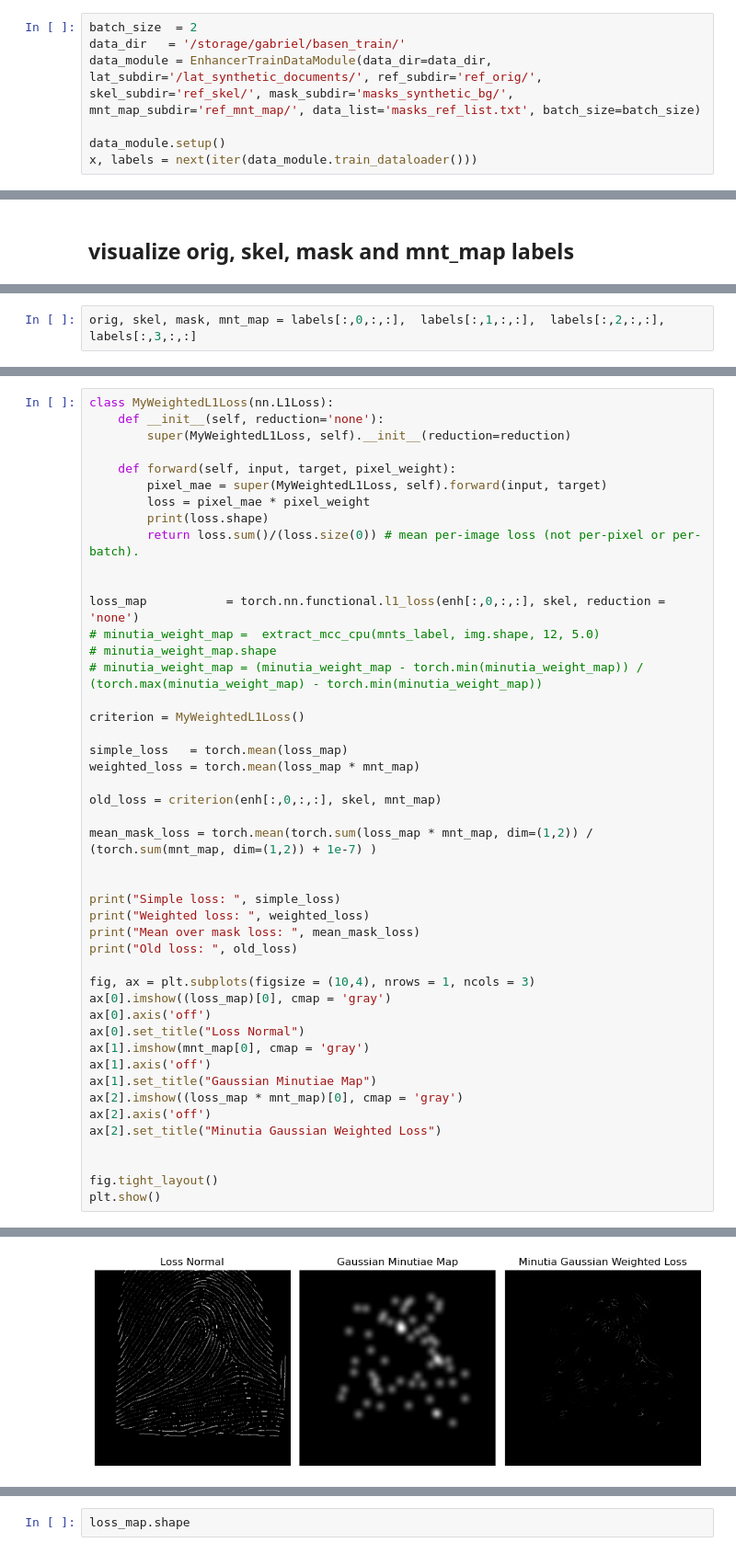
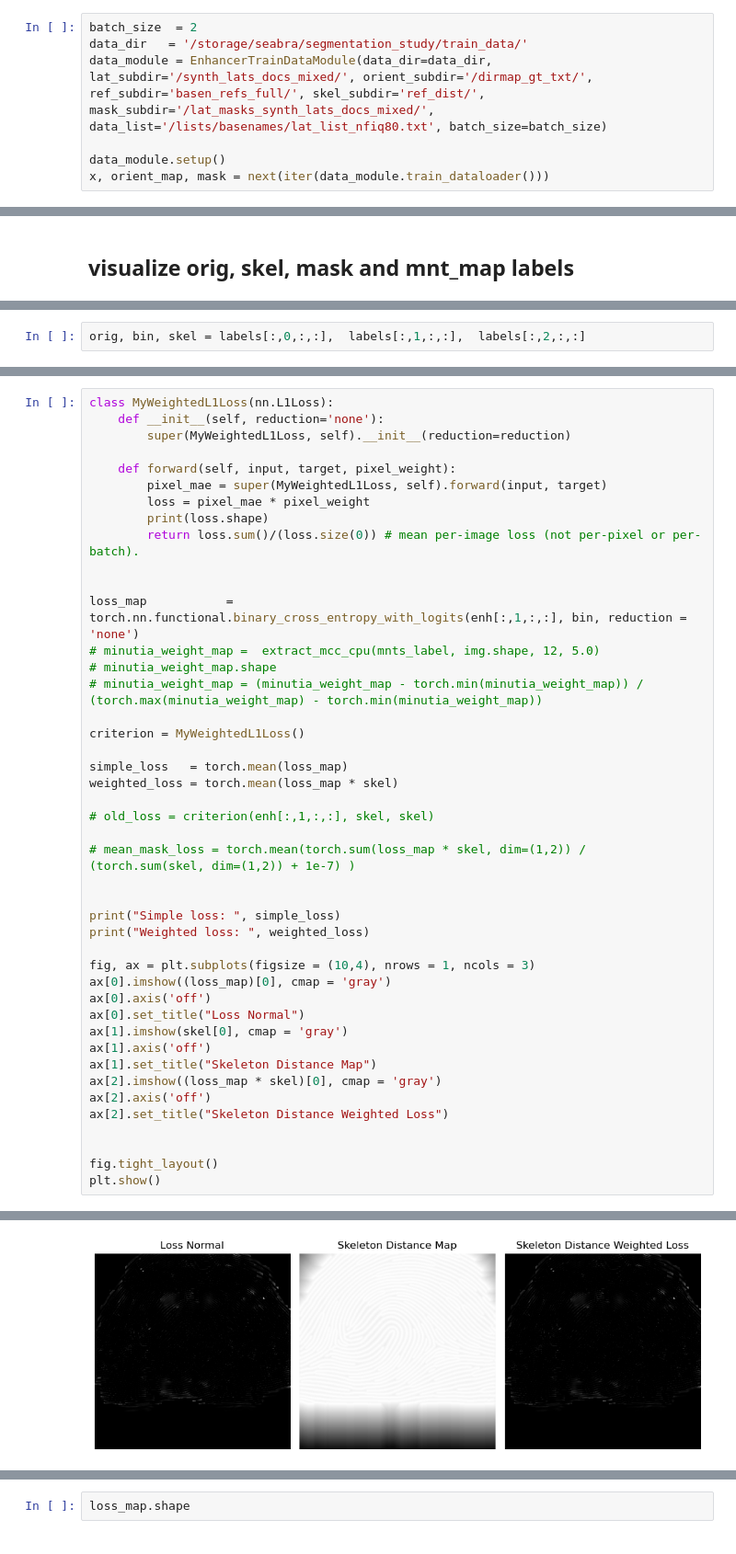
Before and after one commit to gdseabra/fingerprint-enhancement, a Jupyter notebook: notebooks/weighted_mnts_debug.ipynb, the cells around one changed output, grey strips where cells are left out. Shown at 92% size. Cells and saved outputs as stored; diff of their text form.

```diff
--- a/notebooks/weighted_mnts_debug.ipynb
+++ b/notebooks/weighted_mnts_debug.ipynb
@@ -9,8 +9,8 @@ from models.components.ResUNet import *
 from data.enhancer_train_datamodule import EnhancerTrainDataModule
 # %%
 batch_size  = 2
-data_dir   = '/storage/gabriel/basen_train/'
-data_module = EnhancerTrainDataModule(data_dir=data_dir, lat_subdir='/lat_synthetic_documents/', ref_subdir='ref_orig/', skel_subdir='ref_skel/', mask_subdir='masks_synthetic_bg/', mnt_map_subdir='ref_mnt_map/', data_list='masks_ref_list.txt', batch_size=batch_size)
+data_dir   = '/storage/seabra/segmentation_study/train_data/'
+data_module = EnhancerTrainDataModule(data_dir=data_dir, lat_subdir='/synth_lats_docs_mixed/', orient_subdir='/dirmap_gt_txt/', ref_subdir='basen_refs_full/', skel_subdir='ref_dist/', mask_subdir='/lat_masks_synth_lats_docs_mixed/', data_list='/lists/basenames/lat_list_nfiq80.txt', batch_size=batch_size)
 
 data_module.setup()
-x, labels = next(iter(data_module.train_dataloader()))
+x, orient_map, mask = next(iter(data_module.train_dataloader()))
@@ -27,2 +43,2 @@ torch.Size([2, 1, 512, 512])
 # %%
-orig, skel, mask, mnt_map = labels[:,0,:,:],  labels[:,1,:,:],  labels[:,2,:,:],  labels[:,3,:,:]
+orig, bin, skel = labels[:,0,:,:],  labels[:,1,:,:],  labels[:,2,:,:]
@@ -115,7 +127,7 @@ class MyWeightedL1Loss(nn.L1Loss):
         return loss.sum()/(loss.size(0)) # mean per-image loss (not per-pixel or per-batch).
 
 
-loss_map           = torch.nn.functional.l1_loss(enh[:,0,:,:], skel, reduction = 'none')
+loss_map           = torch.nn.functional.binary_cross_entropy_with_logits(enh[:,1,:,:], bin, reduction = 'none')
 # minutia_weight_map =  extract_mcc_cpu(mnts_label, img.shape, 12, 5.0)
 # minutia_weight_map.shape
 # minutia_weight_map = (minutia_weight_map - torch.min(minutia_weight_map)) / (torch.max(minutia_weight_map) - torch.min(minutia_weight_map))
@@ -123,28 +135,26 @@ loss_map           = torch.nn.functional.l1_loss(enh[:,0,:,:], skel, reduction =
 criterion = MyWeightedL1Loss()
 
 simple_loss   = torch.mean(loss_map)
-weighted_loss = torch.mean(loss_map * mnt_map)
+weighted_loss = torch.mean(loss_map * skel)
 
-old_loss = criterion(enh[:,0,:,:], skel, mnt_map)
+# old_loss = criterion(enh[:,1,:,:], skel, skel)
 
-mean_mask_loss = torch.mean(torch.sum(loss_map * mnt_map, dim=(1,2)) / (torch.sum(mnt_map, dim=(1,2)) + 1e-7) )
+# mean_mask_loss = torch.mean(torch.sum(loss_map * skel, dim=(1,2)) / (torch.sum(skel, dim=(1,2)) + 1e-7) )
 
 
 print("Simple loss: ", simple_loss)
 print("Weighted loss: ", weighted_loss)
-print("Mean over mask loss: ", mean_mask_loss)
-print("Old loss: ", old_loss)
 
 fig, ax = plt.subplots(figsize = (10,4), nrows = 1, ncols = 3)
 ax[0].imshow((loss_map)[0], cmap = 'gray')
 ax[0].axis('off')
 ax[0].set_title("Loss Normal")
-ax[1].imshow(mnt_map[0], cmap = 'gray')
+ax[1].imshow(skel[0], cmap = 'gray')
 ax[1].axis('off')
-ax[1].set_title("Gaussian Minutiae Map")
-ax[2].imshow((loss_map * mnt_map)[0], cmap = 'gray')
+ax[1].set_title("Skeleton Distance Map")
+ax[2].imshow((loss_map * skel)[0], cmap = 'gray')
 ax[2].axis('off')
-ax[2].set_title("Minutia Gaussian Weighted Loss")
+ax[2].set_title("Skeleton Distance Weighted Loss")
 
 
 fig.tight_layout()
@@ -158 +165 @@ Old loss:  tensor(583.2136)
-[figure, old version]
+[figure, new version]
```
Also changed, not shown: parts of 14 cells of this notebook, 18 other files.
